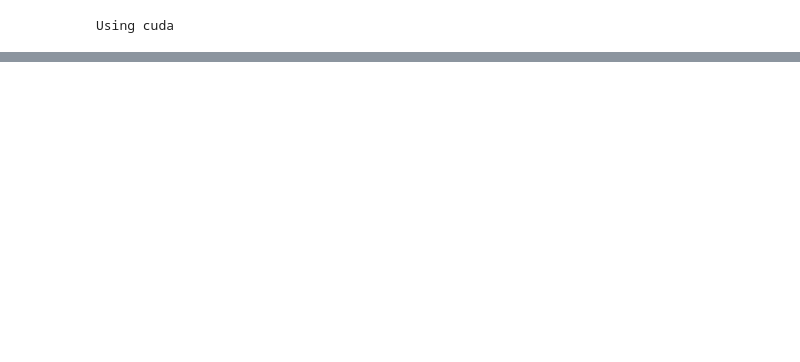
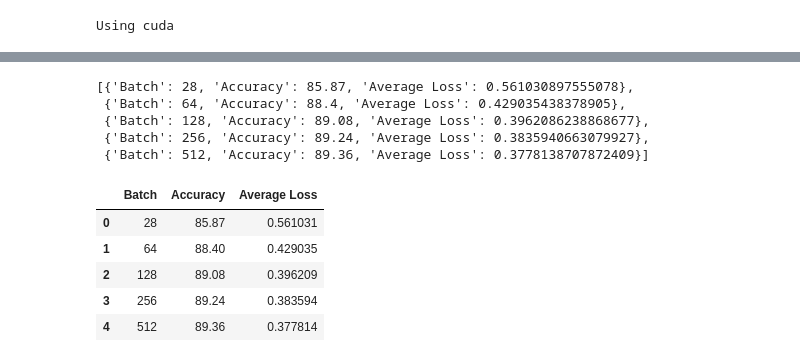
Before and after one commit to Suyog-16/nn-hyperparameter-experiments, a Jupyter notebook: experiments.ipynb, the cells around one changed output, grey strips where cells are left out. Saved outputs shown, nothing was run; the diff lists cells and outputs as text; code cells hidden in the pictures; blank space fills up the shorter version.

```diff
--- a/experiments.ipynb
+++ b/experiments.ipynb
@@ -23,8 +25,9 @@ test_data = datasets.MNIST(
     )
 # %%
 #  creating dataloaders
-train_data_loader = DataLoader(train_data,batch_size=32)
-test_data_loader = DataLoader(test_data,batch_size=32)# batch size of test will remain same for all experiments
+torch.manual_seed(42)
+train_data_loader = DataLoader(train_data,batch_size=64)
+test_data_loader = DataLoader(test_data,batch_size=64)# batch size of test will remain same for all experiments
 for X,y in test_data_loader :
     print(f"The image is of shape: {X.shape}")
     print(f"The shape of the label: {y.shape}")
@@ -131,0 +126,15 @@ len(train_data_loader.dataset)
+# %%
+# Experiment with different learning rates
+"""Here only learning rate varies but other remain fixed
+Batch Size : 64
+Optimizer : SGD
+Epochs : 5
+"""
+learning_rates = [0.001,0.01,0.1,0.5,0.9]
+results_learning_rate=[]
+for lr in learning_rates:
+    print(f"For learning rate : {lr}")
+    accuracy,avg_loss = train_and_evaluate(epochs = 5,batch_size = 64,learning_rate = lr,optim = "SGD")
+    results_learning_rate.append({"Learning Rate": lr,
+                                  "Accuracy": accuracy,
+                                  "Average Loss": avg_loss})
@@ -131,0 +163,15 @@ len(train_data_loader.dataset)
+# %%
+# Experiment 2
+"""Here only batch varies but other remain fixed
+Learning Rate : 0.001
+Optimizer : SGD
+Epochs : 5
+"""
+batch_sizes = [28,64,128,256,512]
+results_batch_size=[]
+for batch in batch_sizes:
+    print(f"For Batch size : {batch}")
+    accuracy,avg_loss = train_and_evaluate(epochs = 5,batch_size = batch ,learning_rate = 0.001,optim = "SGD")
+    results_batch_size.append({"Batch": batch,
+                                  "Accuracy": accuracy,
+                                  "Average Loss": avg_loss})
@@ -131,0 +196,18 @@ len(train_data_loader.dataset)
+# %%
+results_batch_size
+# %% [output]
+[{'Batch': 28, 'Accuracy': 85.87, 'Average Loss': 0.561030897555078},
+ {'Batch': 64, 'Accuracy': 88.4, 'Average Loss': 0.429035438378905},
+ {'Batch': 128, 'Accuracy': 89.08, 'Average Loss': 0.3962086238868677},
+ {'Batch': 256, 'Accuracy': 89.24, 'Average Loss': 0.3835940663079927},
+ {'Batch': 512, 'Accuracy': 89.36, 'Average Loss': 0.3778138707872409}]
+# %%
+df_batch_size = pd.DataFrame(results_batch_size)
+df_batch_size
+# %% [output]
+|  | Batch | Accuracy | Average Loss |
+| 0 | 28 | 85.87 | 0.561031 |
+| 1 | 64 | 88.40 | 0.429035 |
+| 2 | 128 | 89.08 | 0.396209 |
+| 3 | 256 | 89.24 | 0.383594 |
+| 4 | 512 | 89.36 | 0.377814 |
```
Also changed, not shown: parts of 14 cells of this notebook.
